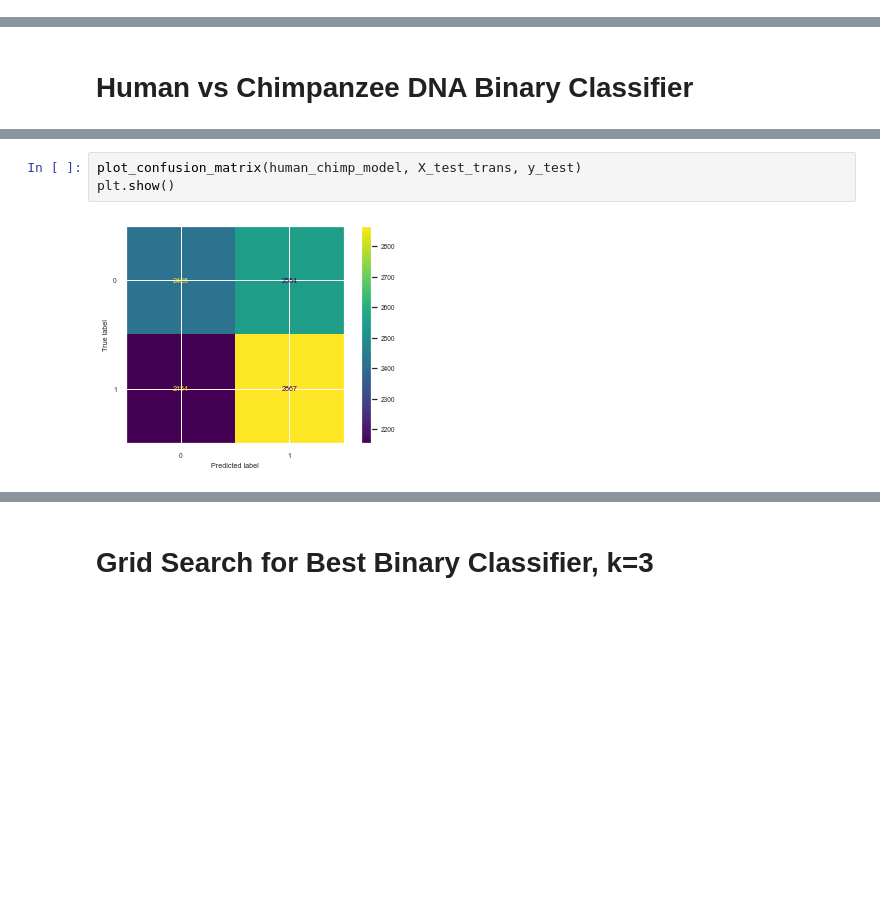
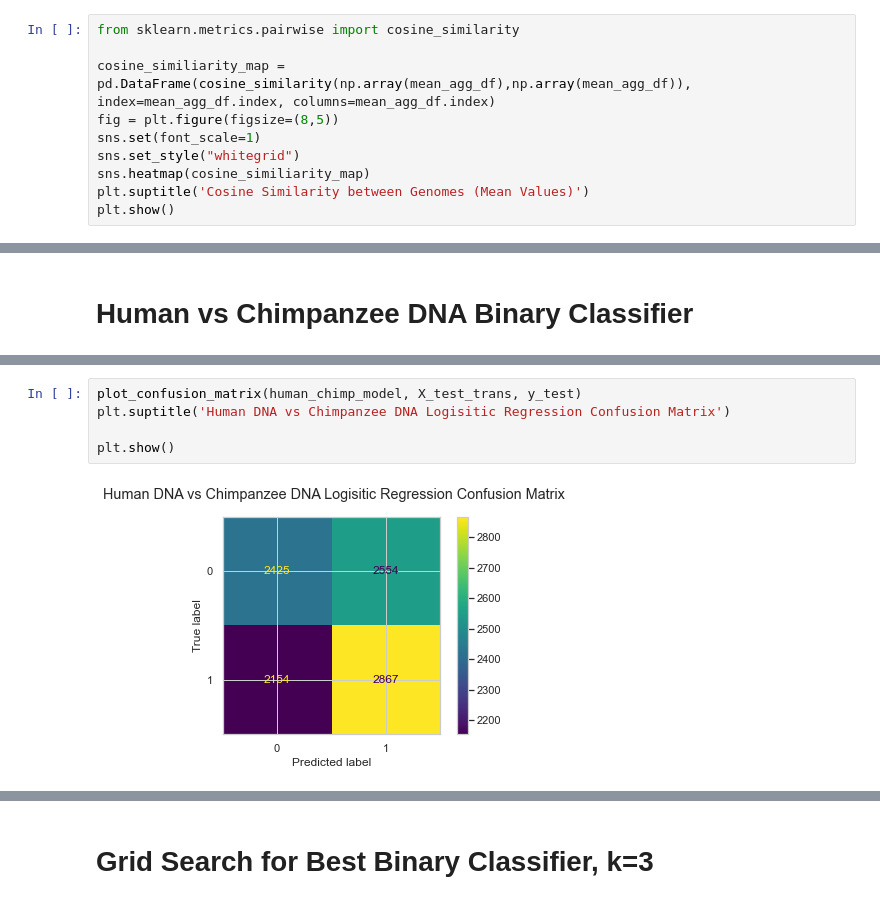
Before and after one commit to harryminds/DNA-Sequence-Classification, a Jupyter notebook: DNA Sequence Classification.ipynb, the cells around one changed output, grey strips where cells are left out. Saved outputs shown, nothing was run; the diff lists cells and outputs as text; blank space fills up the shorter version.

```diff
--- a/DNA Sequence Classification.ipynb
+++ b/DNA Sequence Classification.ipynb
@@ -336,2 +297,12 @@ fig.show('png')
 # %% [markdown]
 In this graph, we are visualizing those mean values for every columns arranged as a 2-dimensional grid. Each subplot is one of the four species, and now we can visually compare the means of their values together. It looks like there are some patterns emerging already. For the mammalian genomes (human, chimp, and dolphin) there are a lot of areas that are visually similiar. Even some parts of the Oak genome are related to the three others, but for the most part it is easy to distinguish already that it is different.
+# %%
+from sklearn.metrics.pairwise import cosine_similarity
+
+cosine_similiarity_map = pd.DataFrame(cosine_similarity(np.array(mean_agg_df),np.array(mean_agg_df)), index=mean_agg_df.index, columns=mean_agg_df.index)
+fig = plt.figure(figsize=(8,5))
+sns.set(font_scale=1)
+sns.set_style("whitegrid")
+sns.heatmap(cosine_similiarity_map)
+plt.suptitle('Cosine Similarity between Genomes (Mean Values)')
+plt.show()
@@ -485,8 +467,10 @@ weighted avg       0.53      0.53      0.53     10000
 # %%
 plot_confusion_matrix(human_chimp_model, X_test_trans, y_test)
+plt.suptitle('Human DNA vs Chimpanzee DNA Logisitic Regression Confusion Matrix')
+
 plt.show()
 # %% [output]
-[figure, old version]
+[figure, new version]
 # %%
 plot_roc_curve(human_chimp_model, X_test_trans, y_test)
 plt.show()
```
Also changed, not shown: parts of 98 cells of this notebook, 8 other files.
